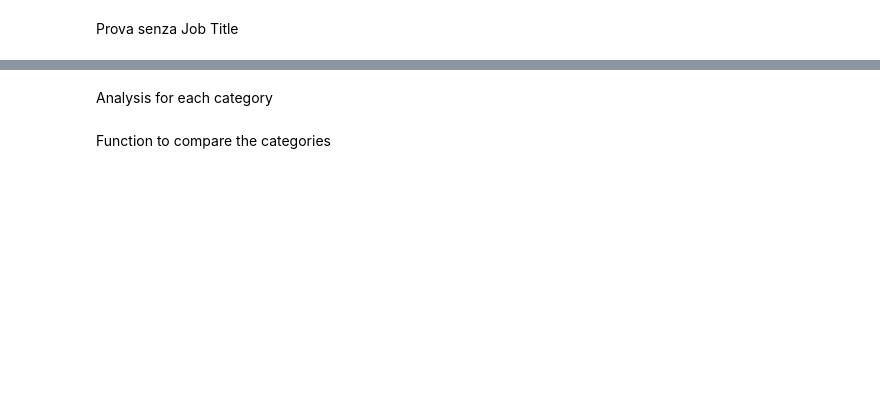
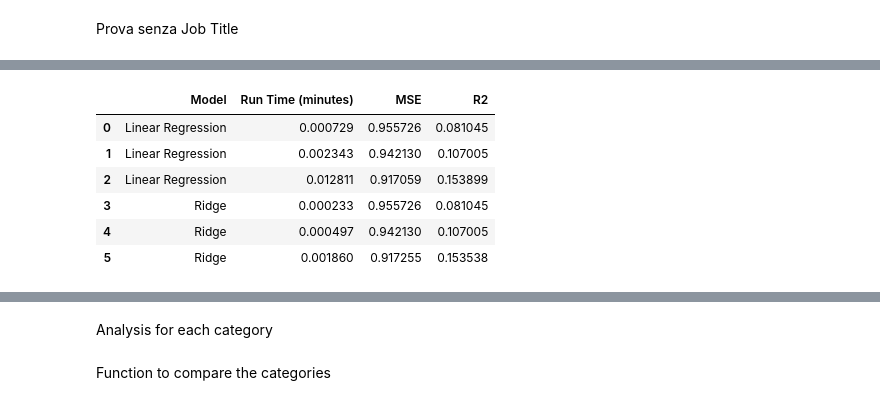
Before and after one commit to RVJIM/Machine-Learning_Salary, a Jupyter notebook: main.ipynb, the cells around one changed output, grey strips where cells are left out. Saved outputs shown, nothing was run; the diff lists cells and outputs as text; code cells hidden in the pictures; blank space fills up the shorter version.

```diff
--- a/main.ipynb
+++ b/main.ipynb
@@ -430,0 +520,2 @@ df_models_transformed = models(X_train_cat, X_train_cat, y_train, y_test, 'Categ
+# %%
+df_models_transformed, df_models_transformed_val = models(X_trains_cat, X_trains_cat, y_trains, y_tests, 'Category')
@@ -430,0 +531,10 @@ df_models_transformed = models(X_train_cat, X_train_cat, y_train, y_test, 'Categ
+# %%
+df_models_transformed
+# %% [output]
+|  | Model | Run Time (minutes) | MSE | R2 |
+| 0 | Linear Regression | 0.000729 | 0.955726 | 0.081045 |
+| 1 | Linear Regression | 0.002343 | 0.942130 | 0.107005 |
+| 2 | Linear Regression | 0.012811 | 0.917059 | 0.153899 |
+| 3 | Ridge | 0.000233 | 0.955726 | 0.081045 |
+| 4 | Ridge | 0.000497 | 0.942130 | 0.107005 |
+| 5 | Ridge | 0.001860 | 0.917255 | 0.153538 |
```
Also changed, not shown: parts of 18 cells of this notebook, 18 other files.
